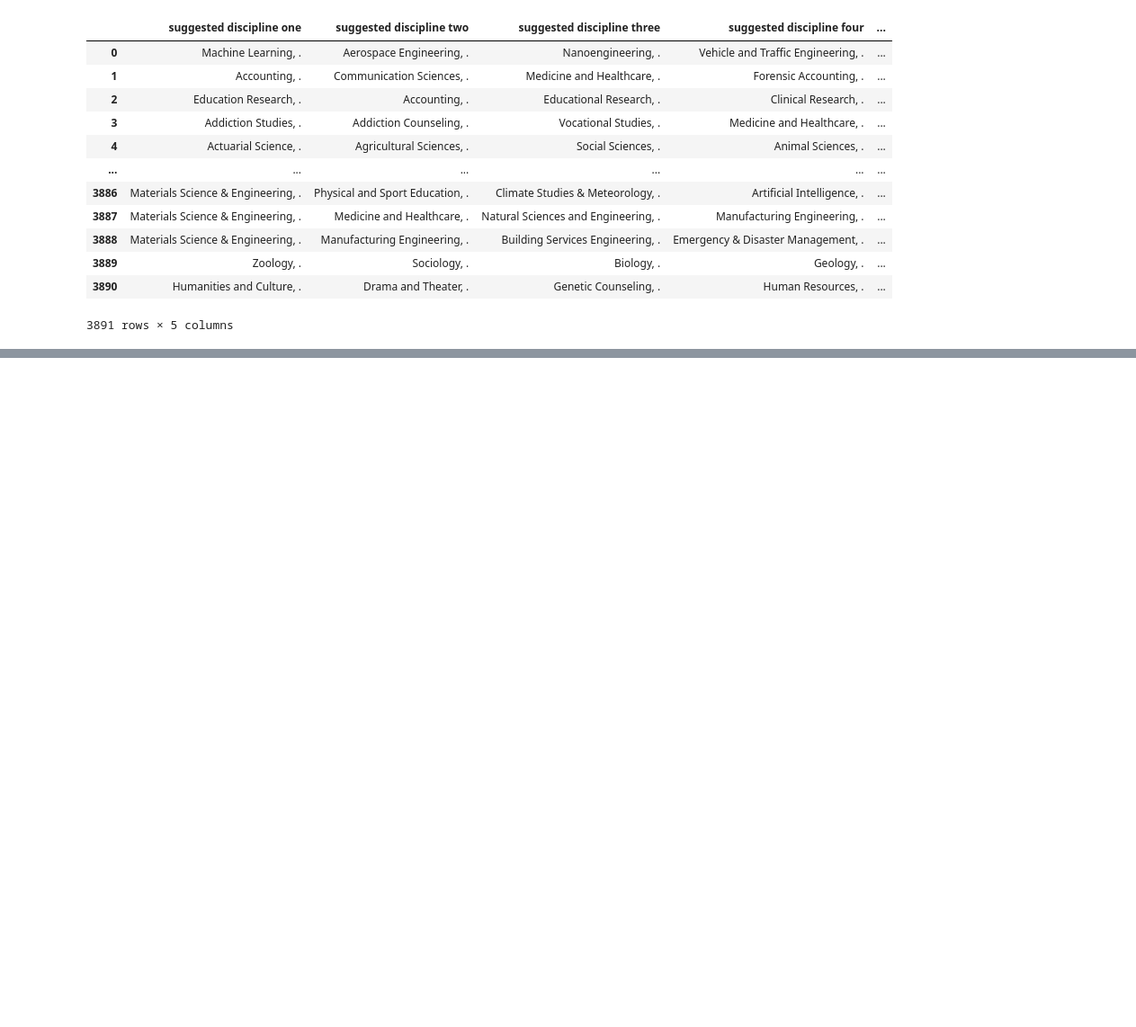
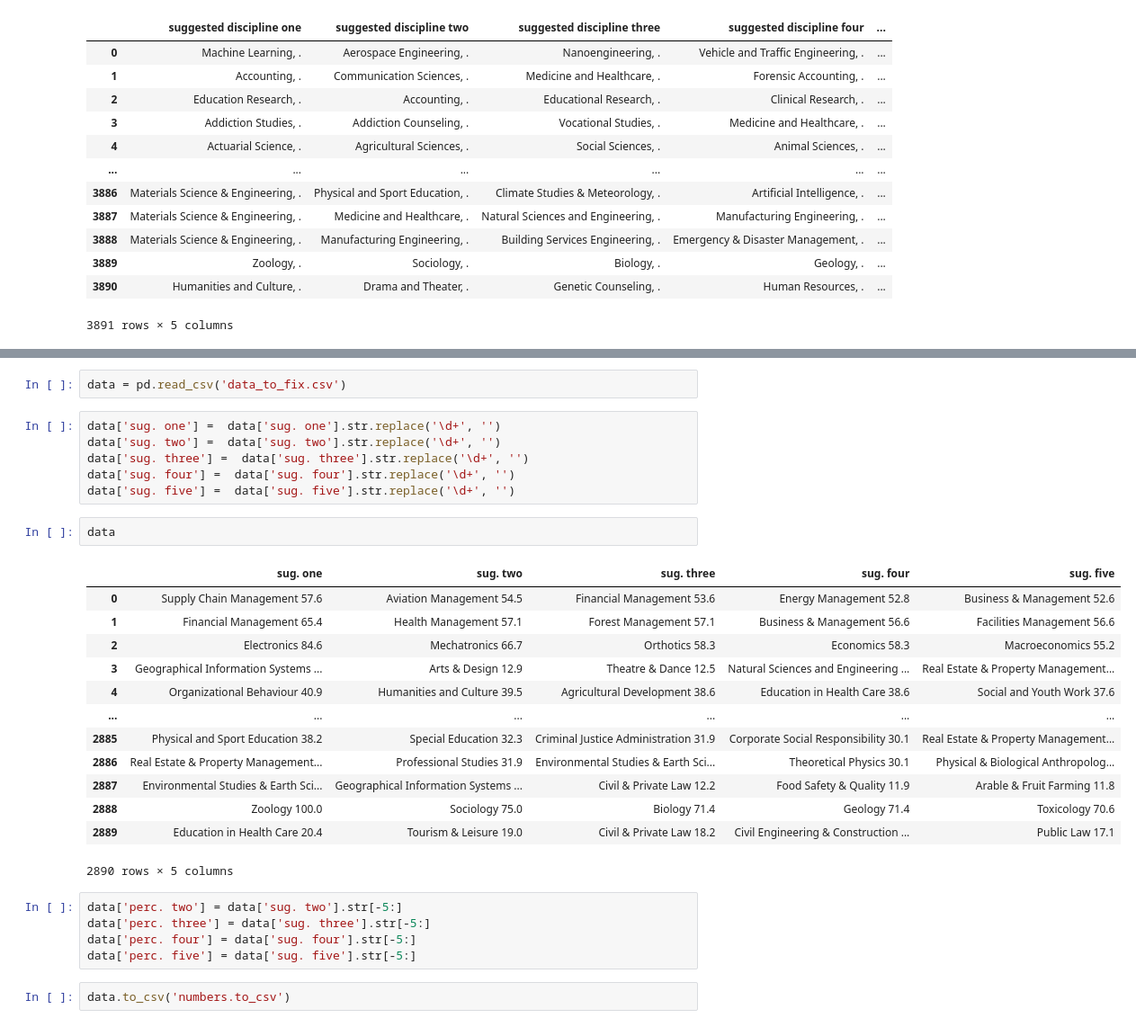
Before and after one commit to oltigashi10/data_manipulation, a Jupyter notebook: Untitled.ipynb, the cells around one changed output, grey strips where cells are left out. Shown at 90% size. Drawn from its saved outputs; the diff is of its cells as text; blank space fills up the shorter version.

```diff
--- a/Untitled.ipynb
+++ b/Untitled.ipynb
@@ -101,0 +98,31 @@ SyntaxError: invalid syntax (<ipython-input-55-12ec9beef673>, line 1)
+# %%
+data = pd.read_csv('data_to_fix.csv')
+# %%
+data['sug. one'] =  data['sug. one'].str.replace('\d+', '')
+data['sug. two'] =  data['sug. two'].str.replace('\d+', '')
+data['sug. three'] =  data['sug. three'].str.replace('\d+', '')
+data['sug. four'] =  data['sug. four'].str.replace('\d+', '')
+data['sug. five'] =  data['sug. five'].str.replace('\d+', '')
+# %%
+data
+# %% [output]
+|  | sug. one | sug. two | sug. three | sug. four | sug. five |
+| 0 | Supply Chain Management 57.6 | Aviation Management 54.5 | Financial Management 53.6 | Energy Management 52.8 | Business & Management 52.6 |
+| 1 | Financial Management 65.4 | Health Management 57.1 | Forest Management 57.1 | Business & Management 56.6 | Facilities Management 56.6 |
+| 2 | Electronics 84.6 | Mechatronics 66.7 | Orthotics 58.3 | Economics 58.3 | Macroeconomics 55.2 |
+| 3 | Geographical Information Systems ... | Arts & Design 12.9 | Theatre & Dance 12.5 | Natural Sciences and Engineering ... | Real Estate & Property Management... |
+| 4 | Organizational Behaviour 40.9 | Humanities and Culture 39.5 | Agricultural Development 38.6 | Education in Health Care 38.6 | Social and Youth Work 37.6 |
+| ... | ... | ... | ... | ... | ... |
+| 2885 | Physical and Sport Education 38.2 | Special Education 32.3 | Criminal Justice Administration 31.9 | Corporate Social Responsibility 30.1 | Real Estate & Property Management... |
+| 2886 | Real Estate & Property Management... | Professional Studies 31.9 | Environmental Studies & Earth Sci... | Theoretical Physics 30.1 | Physical & Biological Anthropolog... |
+| 2887 | Environmental Studies & Earth Sci... | Geographical Information Systems ... | Civil & Private Law 12.2 | Food Safety & Quality 11.9 | Arable & Fruit Farming 11.8 |
+| 2888 | Zoology 100.0 | Sociology 75.0 | Biology 71.4 | Geology 71.4 | Toxicology 70.6 |
+| 2889 | Education in Health Care 20.4 | Tourism & Leisure 19.0 | Civil & Private Law 18.2 | Civil Engineering & Construction ... | Public Law 17.1 |
+2890 rows × 5 columns
+# %%
+data['perc. two'] = data['sug. two'].str[-5:]
+data['perc. three'] = data['sug. three'].str[-5:]
+data['perc. four'] = data['sug. four'].str[-5:]
+data['perc. five'] = data['sug. five'].str[-5:]
+# %%
+data.to_csv('numbers.to_csv')
```
Also changed, not shown: parts of 6 cells of this notebook.
